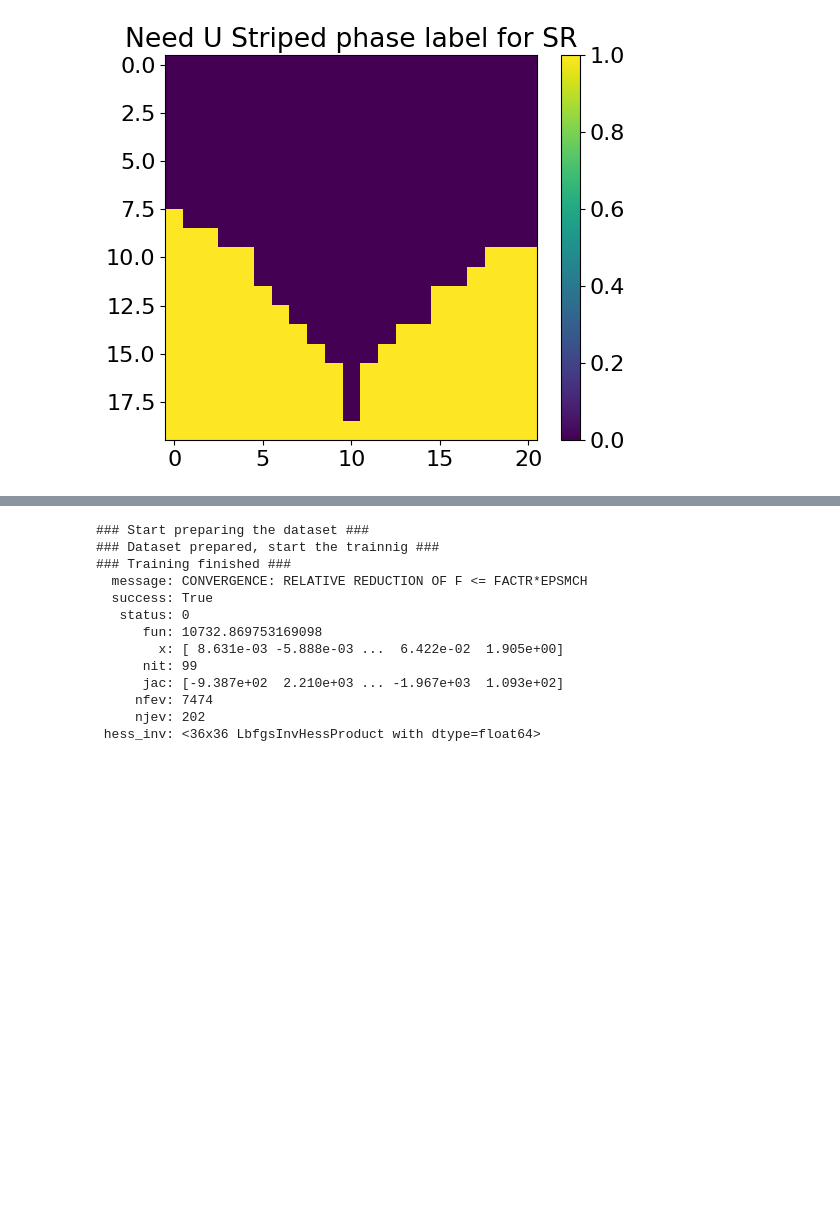
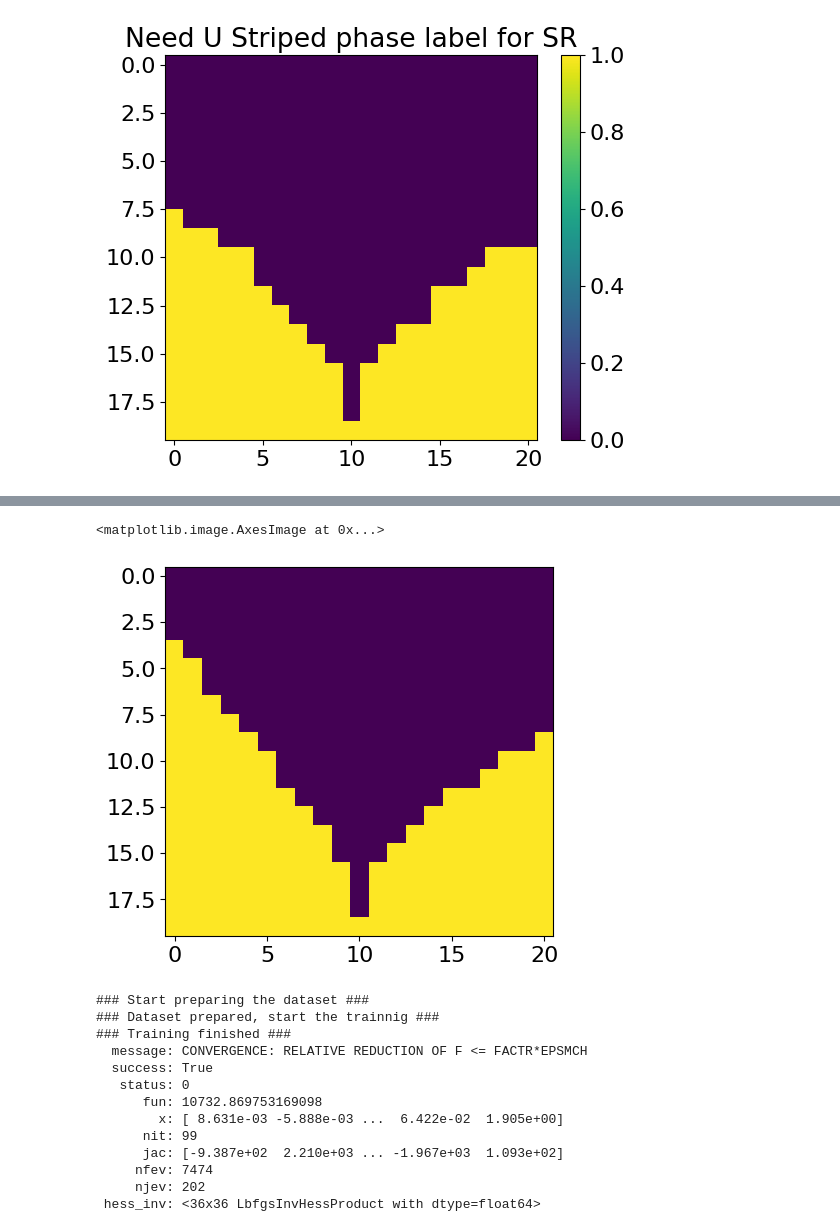
Before and after one commit to qic-ibk/qdisc, a Jupyter notebook: nbs/tutorials/J1J2_tuto2_SR.ipynb, the cells around one changed output, grey strips where cells are left out. Cells and saved outputs as stored; diff of their text form; code cells hidden in the pictures; blank space fills up the shorter version.

```diff
--- a/nbs/tutorials/J1J2_tuto2_SR.ipynb
+++ b/nbs/tutorials/J1J2_tuto2_SR.ipynb
@@ -681,3 +687,8 @@ auc:  0.9939087268279815
+# %%
+plt.imshow(jnp.flipud(p>0.3))
+# %% [output]
+<matplotlib.image.AxesImage at 0x...>
+[figure, added]
 # %%
 ## same but with the SR2 objective ##
 mySR = SymbolicRegression(dataset,
```
Also changed, not shown: parts of 7 cells of this notebook, 6 other files.
